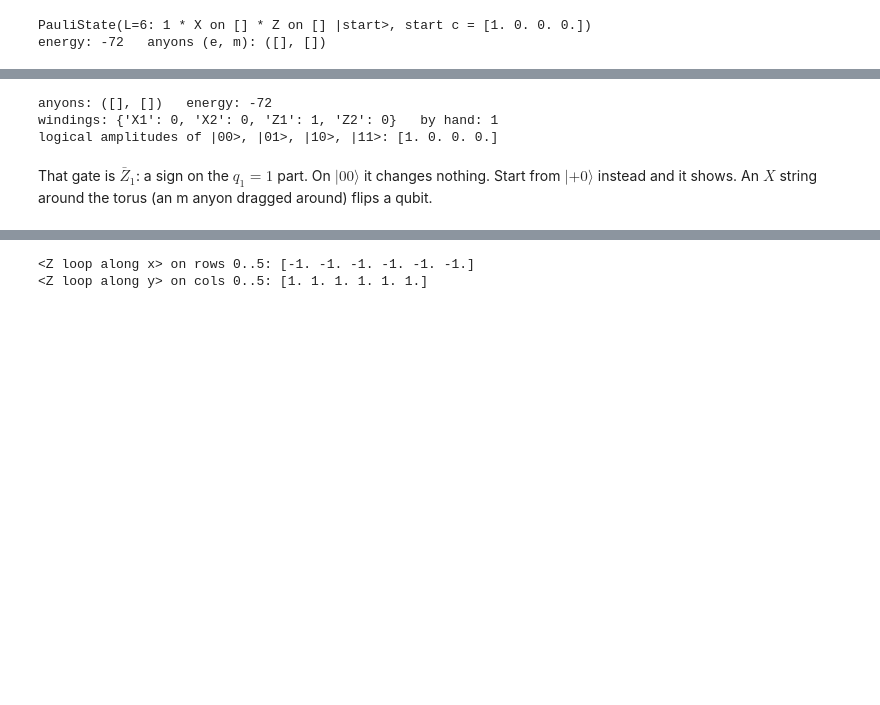
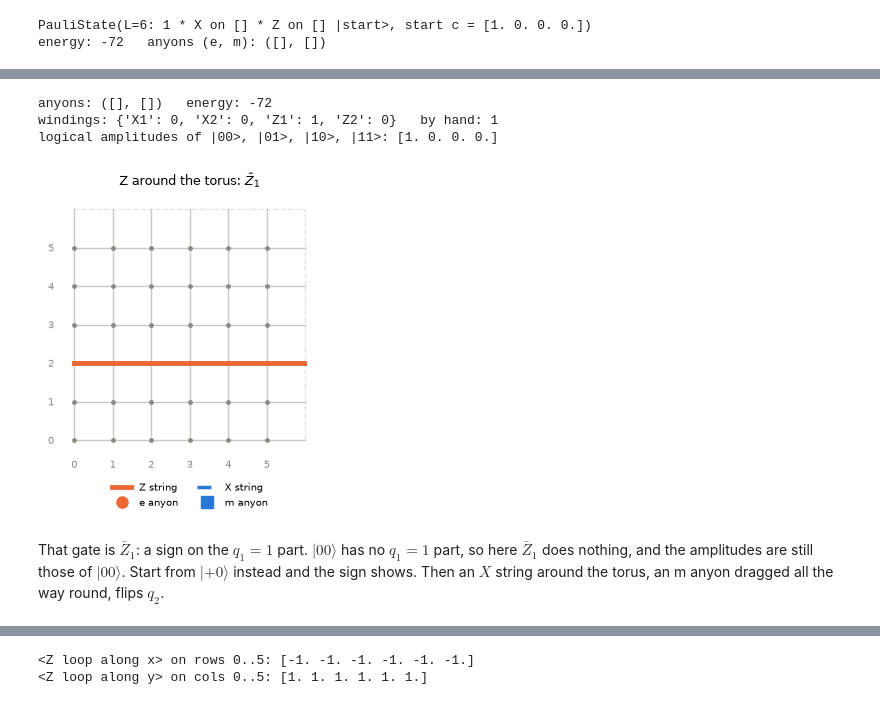
Before and after one commit to liukeLyu/toric-code-playground, a Jupyter notebook: examples/tour.ipynb, the cells around one changed output, grey strips where cells are left out. Saved outputs shown, nothing was run; the diff lists cells and outputs as text; code cells hidden in the pictures; blank space fills up the shorter version.

```diff
--- a/examples/tour.ipynb
+++ b/examples/tour.ipynb
@@ -77,15 +117,18 @@ one line of bit counting, for example `s.b[t.x_col(0)].sum() % 2`. Odd means tha
 # %%
 s.apply_string("Z", [t.h(5, 2), t.h(0, 2), t.h(1, 2)])
 print("anyons:", s.anyons(), "  energy:", s.energy())
 print("windings:", s.windings(), "  by hand:", int(s.b[t.x_col(0)].sum() % 2))
 print("logical amplitudes of |00>, |01>, |10>, |11>:", amps(s))
+toric.draw(s, title=r"Z around the torus: $\bar Z_1$");
 # %% [output]
 anyons: ([], [])   energy: -72
 windings: {'X1': 0, 'X2': 0, 'Z1': 1, 'Z2': 0}   by hand: 1
 logical amplitudes of |00>, |01>, |10>, |11>: [1. 0. 0. 0.]
+[figure, added]
 # %% [markdown]
-That gate is $\bar Z_1$: a sign on the $q_1 = 1$ part. On $|00\rangle$ it changes nothing. Start from
-$|{+}0\rangle$ instead and it shows. An $X$ string around the torus (an m anyon dragged around) flips a qubit.
+That gate is $\bar Z_1$: a sign on the $q_1 = 1$ part. $|00\rangle$ has no $q_1 = 1$ part, so here $\bar Z_1$ does
+nothing, and the amplitudes are still those of $|00\rangle$. Start from $|{+}0\rangle$ instead and the sign shows. Then
+an $X$ string around the torus, an m anyon dragged all the way round, flips $q_2$.
 # %%
 s = toric.new_state(6, "+0")
 s.apply_string("Z", t.z_row(2))            # Zbar_1: |+0> -> |-0>
```
Also changed, not shown: parts of 20 cells of this notebook.
